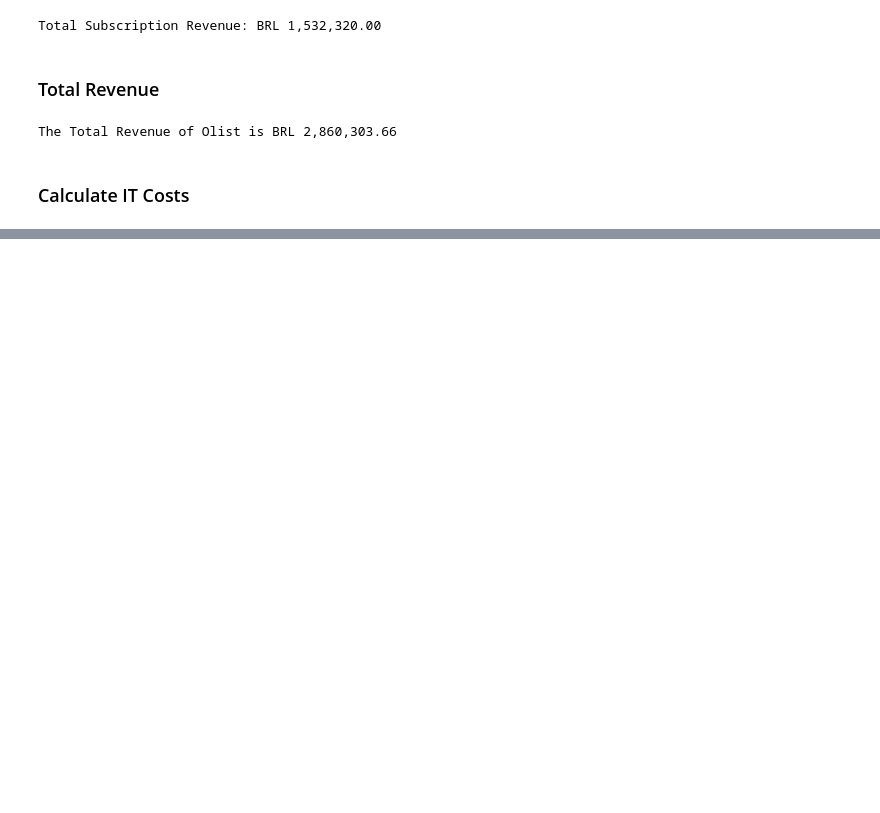
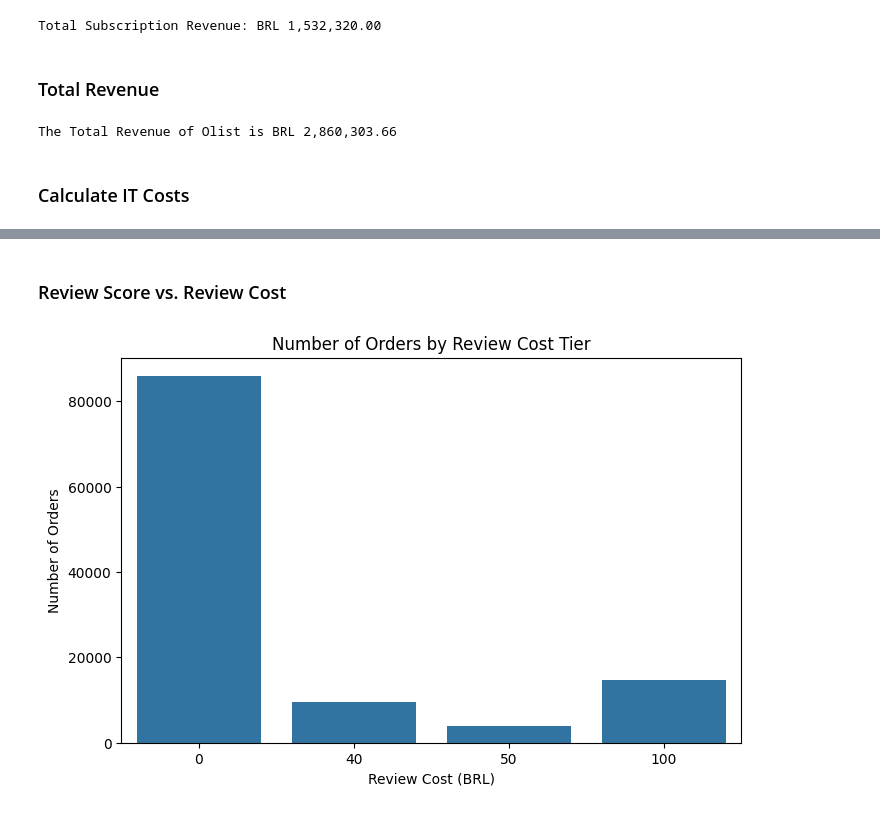
Before and after one commit to Romaric1209/Olist, a Jupyter notebook: Data Analysis Income and Costs.ipynb, the cells around one changed output, grey strips where cells are left out. Drawn from its saved outputs; the diff is of its cells as text; code cells hidden in the pictures; blank space fills up the shorter version.

```diff
--- a/Prediction Analysis.ipynb
+++ b/Data Analysis Income and Costs.ipynb
@@ -166,0 +314,16 @@ Olist profit is BRL 2,355,362.93
+# %% [markdown]
+### Review Score vs. Review Cost
+# %%
+plt.figure(figsize=(8,5))
+sns.barplot(
+    x=data['review_cost'],
+    y=data['review_cost'],
+    estimator=lambda x: len(x),
+    errorbar=None
+)
+plt.title('Number of Orders by Review Cost Tier')
+plt.xlabel('Review Cost (BRL)')
+plt.ylabel('Number of Orders')
+plt.show()
+# %% [output]
+[figure, added]
```
Also changed, not shown: parts of 37 cells of this notebook.
